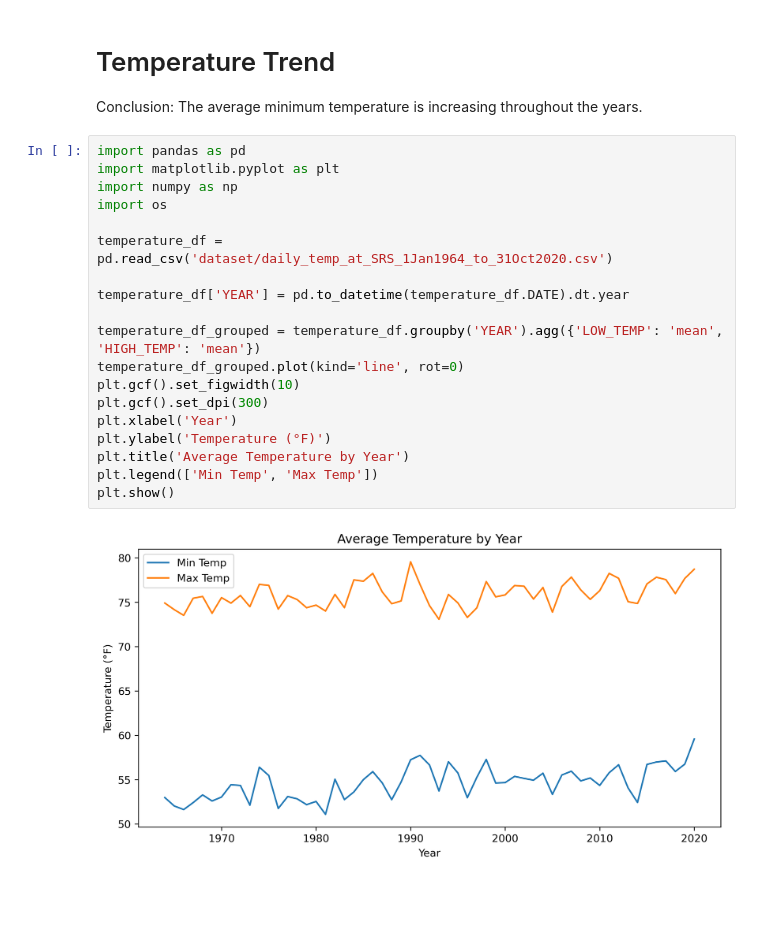
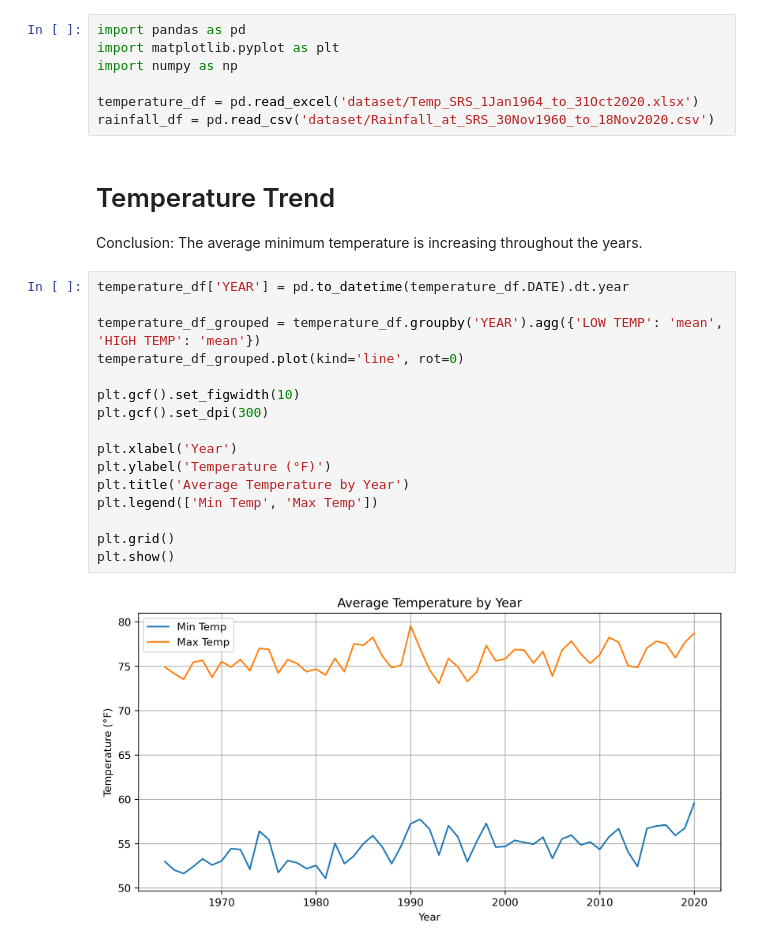
Before and after one commit to sagunraj/temp-rainfall-ds, a Jupyter notebook: temp_vs_rainfall.ipynb, the cells around one changed output. Saved outputs shown, nothing was run; the diff lists cells and outputs as text; blank space fills up the shorter version.

```diff
--- a/temp_vs_rainfall.ipynb
+++ b/temp_vs_rainfall.ipynb
@@ -1,24 +3,28 @@
+# %%
+import pandas as pd
+import matplotlib.pyplot as plt
+import numpy as np
+
+temperature_df = pd.read_excel('dataset/Temp_SRS_1Jan1964_to_31Oct2020.xlsx')
+rainfall_df = pd.read_csv('dataset/Rainfall_at_SRS_30Nov1960_to_18Nov2020.csv')
 # %% [markdown]
 # Temperature Trend
 Conclusion: The average minimum temperature is increasing throughout the years.
 # %%
-import pandas as pd
-import matplotlib.pyplot as plt
-import numpy as np
-import os
-
-temperature_df = pd.read_csv('dataset/daily_temp_at_SRS_1Jan1964_to_31Oct2020.csv')
-
 temperature_df['YEAR'] = pd.to_datetime(temperature_df.DATE).dt.year
 
-temperature_df_grouped = temperature_df.groupby('YEAR').agg({'LOW_TEMP': 'mean', 'HIGH_TEMP': 'mean'})
+temperature_df_grouped = temperature_df.groupby('YEAR').agg({'LOW TEMP': 'mean', 'HIGH TEMP': 'mean'})
 temperature_df_grouped.plot(kind='line', rot=0)
+
 plt.gcf().set_figwidth(10)
 plt.gcf().set_dpi(300)
+
 plt.xlabel('Year')
 plt.ylabel('Temperature (°F)')
 plt.title('Average Temperature by Year')
 plt.legend(['Min Temp', 'Max Temp'])
+
+plt.grid()
 plt.show()
 # %% [output]
-[figure, old version]
+[figure, new version]
```
Also changed, not shown: parts of 3 cells of this notebook, 15 other files.
